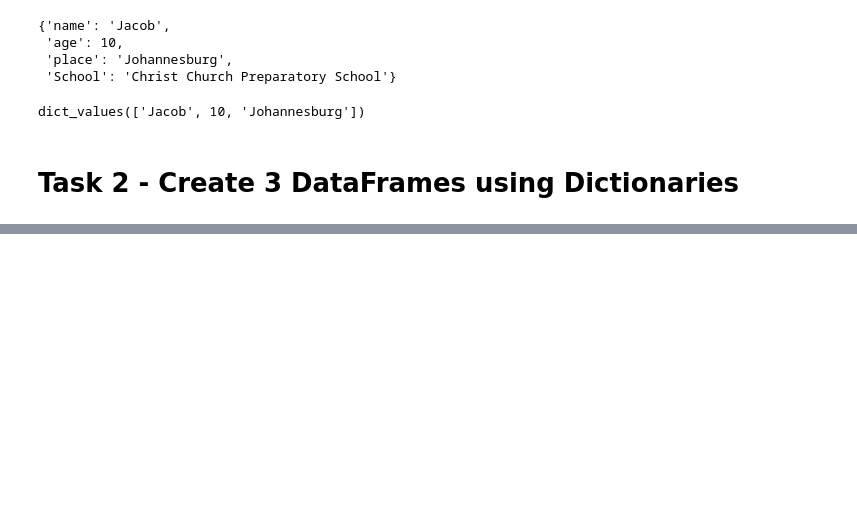
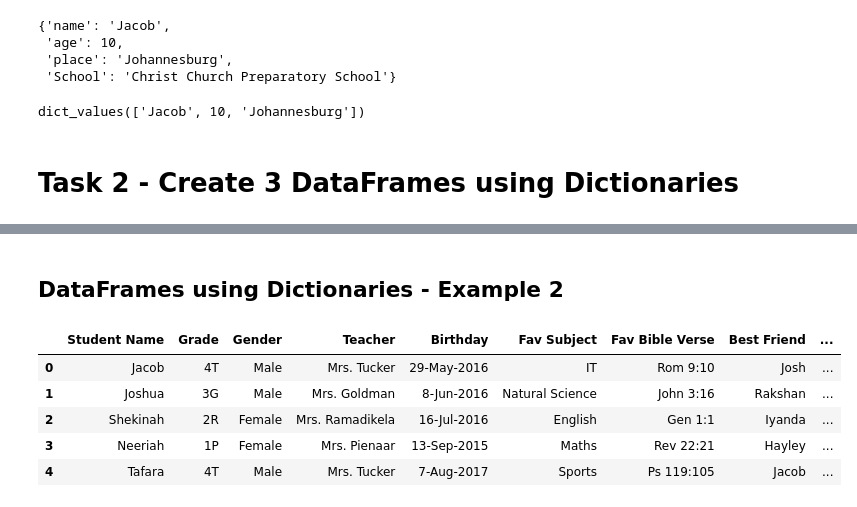
Before and after one commit to javajohnsonloyola/DataScienceWithMachineLearningCourse, a Jupyter notebook: Task List/Chapter 2 - Python Programming - Task 1,2.ipynb, the cells around one changed output, grey strips where cells are left out. Saved outputs shown, nothing was run; the diff lists cells and outputs as text; code cells hidden in the pictures; blank space fills up the shorter version.

Commit message:
completed DataFrame

```diff
--- a/Task List/Chapter 2 - Python Programming - Task 1,2.ipynb
+++ b/Task List/Chapter 2 - Python Programming - Task 1,2.ipynb
@@ -456,0 +469,20 @@ dict_values(['Jacob', 10, 'Johannesburg'])
+# %% [markdown]
+## DataFrames using Dictionaries - Example 2
+# %%
+students_details = {"Student Name":("Jacob","Joshua","Shekinah","Neeriah","Tafara"),"Grade":("4T","3G","2R","1P","4T"),
+                    "Gender":("Male","Male","Female","Female","Male"),
+                    "Teacher":("Mrs. Tucker","Mrs. Goldman","Mrs. Ramadikela","Mrs. Pienaar","Mrs. Tucker"),
+                    "Birthday":("29-May-2016","8-Jun-2016","16-Jul-2016","13-Sep-2015","7-Aug-2017"),
+                    "Fav Subject":("IT","Natural Science","English","Maths","Sports"),
+                    "Fav Bible Verse":("Rom 9:10","John 3:16","Gen 1:1","Rev 22:21","Ps 119:105"),
+                    "Best Friend":("Josh","Rakshan","Iyanda","Hayley","Jacob"),
+                    "Fav Book":("Oliver Twist","Zoology","Mermaid","The Boy named Hope","Diary of Wimpy Kid")
+                   }
+pd.DataFrame(data = students_details)
+# %% [output]
+|  | Student Name | Grade | Gender | Teacher | Birthday | Fav Subject | Fav Bible Verse | Best Friend | ... |
+| 0 | Jacob | 4T | Male | Mrs. Tucker | 29-May-2016 | IT | Rom 9:10 | Josh | ... |
+| 1 | Joshua | 3G | Male | Mrs. Goldman | 8-Jun-2016 | Natural Science | John 3:16 | Rakshan | ... |
+| 2 | Shekinah | 2R | Female | Mrs. Ramadikela | 16-Jul-2016 | English | Gen 1:1 | Iyanda | ... |
+| 3 | Neeriah | 1P | Female | Mrs. Pienaar | 13-Sep-2015 | Maths | Rev 22:21 | Hayley | ... |
+| 4 | Tafara | 4T | Male | Mrs. Tucker | 7-Aug-2017 | Sports | Ps 119:105 | Jacob | ... |
```
Also changed, not shown: parts of 5 cells of this notebook.
